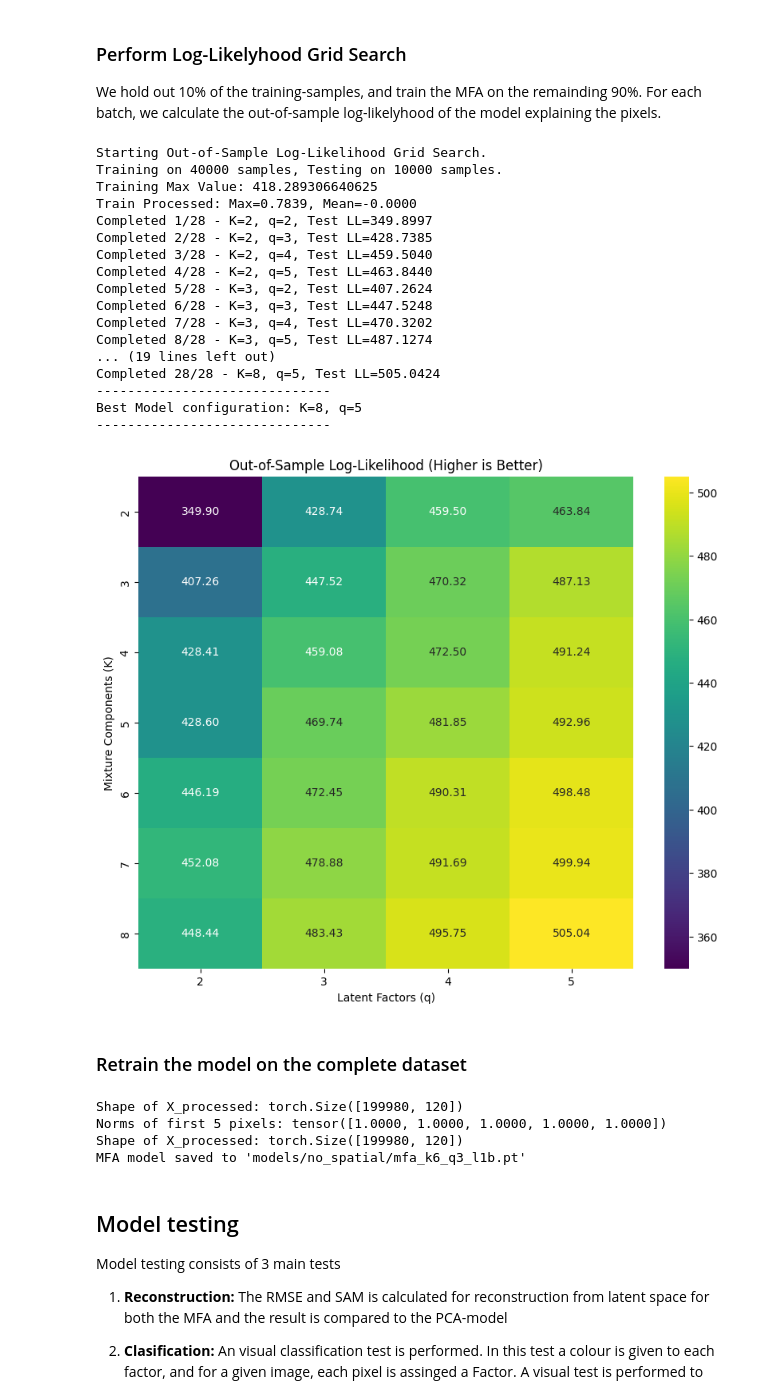
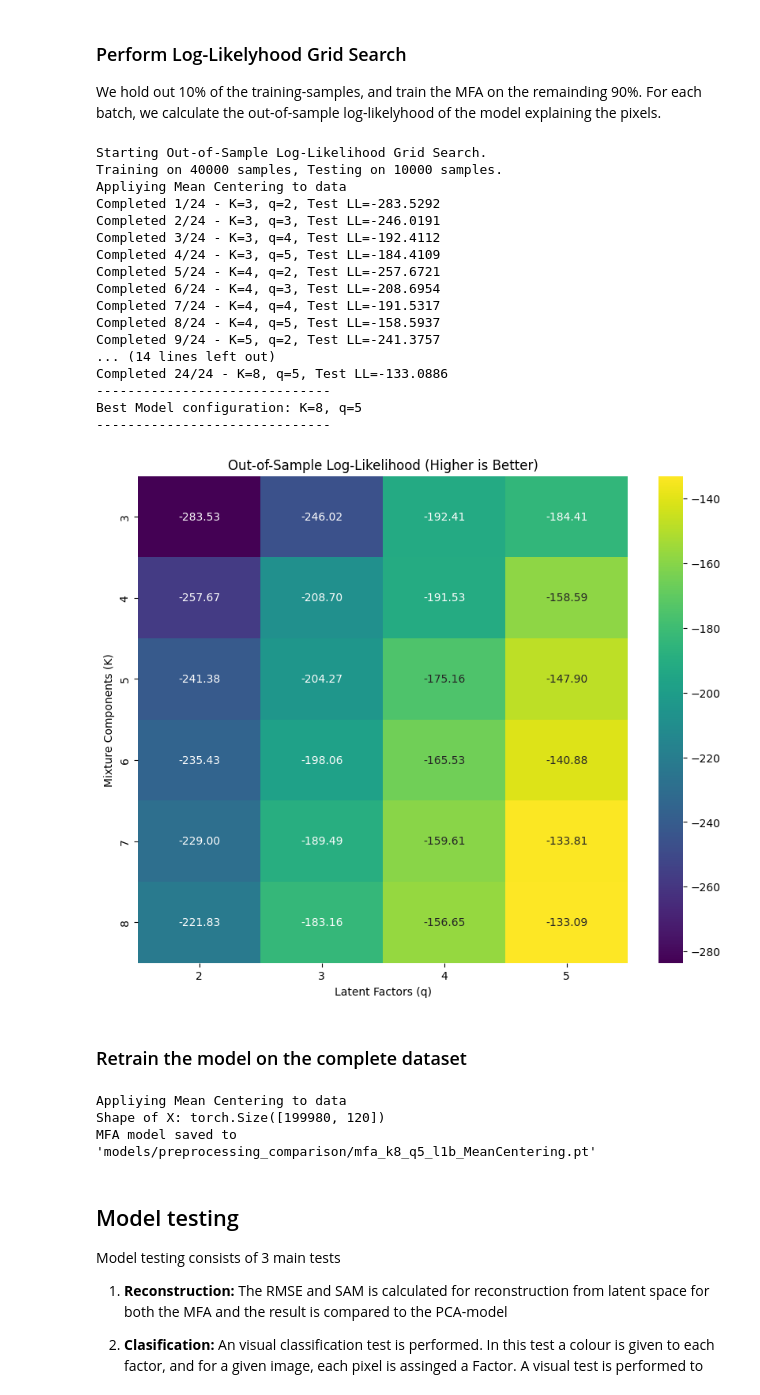
Before and after one commit to TrygveTafjord/MFA_testing, a Jupyter notebook: 04_preprocessing_testing.ipynb, the cells around one changed output. Cells and saved outputs as stored; diff of their text form; code cells hidden in the pictures.

```diff
--- a/04_preprocessing_testing.ipynb
+++ b/04_preprocessing_testing.ipynb
@@ -35,7 +35,7 @@ class PreprocessingMethod(Enum):
 # %%
 data_product = DataProduct.L1B
 
-PREPROCESSING_METHOD = PreprocessingMethod.L2
+PREPROCESSING_METHOD = PreprocessingMethod.MEAN_CENTERING
 # %%
 # Check for GPU
 device = torch.device("cuda" if torch.cuda.is_available() else "cpu")
@@ -55,7 +55,7 @@ In practice, this is done by performing a convolution operation on all pixels, a
 # %%
 target_total_samples = 200000
 
-data_list = get_data(data_dir, data_product, target_total_samples)
+data_list = get_data(data_dir, data_product.value, target_total_samples)
 
 data = torch.from_numpy(data_list).float().to(device)
 # %% [output]
@@ -221,7 +221,7 @@ We hold out 10% of the training-samples, and train the MFA on the remainding 90%
 torch.manual_seed(42)
 
 # Grid Configuration
-k_range = range(2, 9, 1)
+k_range = range(3, 9, 1)
 # Calculate ceiling and add safety buffer (Assuming n_components_995 is defined earlier)
 q_ceiling = max(n_components_995, 5)
 q_range = range(2, q_ceiling + 1)
@@ -237,7 +237,6 @@ X_test = data_subset[X_test_dataset.indices]
 
 print(f"Starting Out-of-Sample Log-Likelihood Grid Search.")
 print(f"Training on {len(X_train)} samples, Testing on {len(X_test)} samples.")
-
 
 match PREPROCESSING_METHOD:
     case PreprocessingMethod.MEAN_CENTERING:
@@ -307,46 +306,46 @@ if len(results_list) > 0:
     results_df = pd.DataFrame(results_list)
 
     # Find optimal (For Log-Likelihood, HIGHER IS BETTER)
     best_row = results_df.loc[results_df['Test_Log_Likelihood'].idxmax()]
     print("-" * 30)
     print(f"Best Model configuration: K={int(best_row['K'])}, q={int(best_row['q'])}")
     print("-" * 30)
 
     # Pivot for Heatmap
     ll_pivot = results_df.pivot(index="K", columns="q", values="Test_Log_Likelihood")
 
     plt.figure(figsize=(10, 8))
     # Use standard viridis. HIGHER is better, so the brightest yellow is your best model.
     sns.heatmap(ll_pivot, annot=True, fmt=".2f", cmap="viridis")
 
     plt.title("Out-of-Sample Log-Likelihood (Higher is Better)")
     plt.xlabel("Latent Factors (q)")
     plt.ylabel("Mixture Components (K)")
     plt.show()
 
     K_optimal = int(best_row['K'])
     q_optimal = int(best_row['q'])
 else:
     print("No results to plot.")
 # %% [output]
 Starting Out-of-Sample Log-Likelihood Grid Search.
 Training on 40000 samples, Testing on 10000 samples.
-Training Max Value: 418.289306640625
-Train Processed: Max=0.7839, Mean=-0.0000
-Completed 1/28 - K=2, q=2, Test LL=349.8997
-Completed 2/28 - K=2, q=3, Test LL=428.7385
-Completed 3/28 - K=2, q=4, Test LL=459.5040
-Completed 4/28 - K=2, q=5, Test LL=463.8440
-Completed 5/28 - K=3, q=2, Test LL=407.2624
-Completed 6/28 - K=3, q=3, Test LL=447.5248
-Completed 7/28 - K=3, q=4, Test LL=470.3202
-Completed 8/28 - K=3, q=5, Test LL=487.1274
-... (19 lines left out)
-Completed 28/28 - K=8, q=5, Test LL=505.0424
+Appliying Mean Centering to data
+Completed 1/24 - K=3, q=2, Test LL=-283.5292
+Completed 2/24 - K=3, q=3, Test LL=-246.0191
+Completed 3/24 - K=3, q=4, Test LL=-192.4112
+Completed 4/24 - K=3, q=5, Test LL=-184.4109
+Completed 5/24 - K=4, q=2, Test LL=-257.6721
+Completed 6/24 - K=4, q=3, Test LL=-208.6954
+Completed 7/24 - K=4, q=4, Test LL=-191.5317
+Completed 8/24 - K=4, q=5, Test LL=-158.5937
+Completed 9/24 - K=5, q=2, Test LL=-241.3757
+... (14 lines left out)
+Completed 24/24 - K=8, q=5, Test LL=-133.0886
 ------------------------------
 Best Model configuration: K=8, q=5
 ------------------------------
-[figure, old version]
+[figure, new version]
 # %% [markdown]
 ### Retrain the model on the complete dataset
 # %%
@@ -389,7 +388,6 @@ mfa_model.fit(X)
 if device.type == 'cuda':
     torch.cuda.empty_cache()
 
-
 # Save model
 mfa_state = {
     # model.state_dict() automatically grabs log_pi, mu, Lambda, log_psi
@@ -405,7 +403,7 @@ mfa_state = {
     # Preprocessing Stats
     'preprocessing': {
         'data_max': data.max(),
-        'mean': X.mean(dim=0)
+        'mean': data.mean(dim=0)
     },
 
     # Metadata
@@ -414,11 +412,10 @@ mfa_state = {
     }
 }
 
-save_path = f'models/mfa_k{K}_q{q}_{data_product}_{PREPROCESSING_METHOD.value}.pt'
+save_path = f'models/preprocessing_comparison/mfa_k{K}_q{q}_{data_product.value}_{PREPROCESSING_METHOD.value}.pt'
 torch.save(mfa_state, save_path)
 print(f"MFA model saved to '{save_path}'")
 # %% [output]
-Shape of X_processed: torch.Size([199980, 120])
-Norms of first 5 pixels: tensor([1.0000, 1.0000, 1.0000, 1.0000, 1.0000])
-Shape of X_processed: torch.Size([199980, 120])
-MFA model saved to 'models/no_spatial/mfa_k6_q3_l1b.pt'
+Appliying Mean Centering to data
+Shape of X: torch.Size([199980, 120])
+MFA model saved to 'models/preprocessing_comparison/mfa_k8_q5_l1b_MeanCentering.pt'
```
Also changed, not shown: parts of 10 cells of this notebook, 23 other files.
